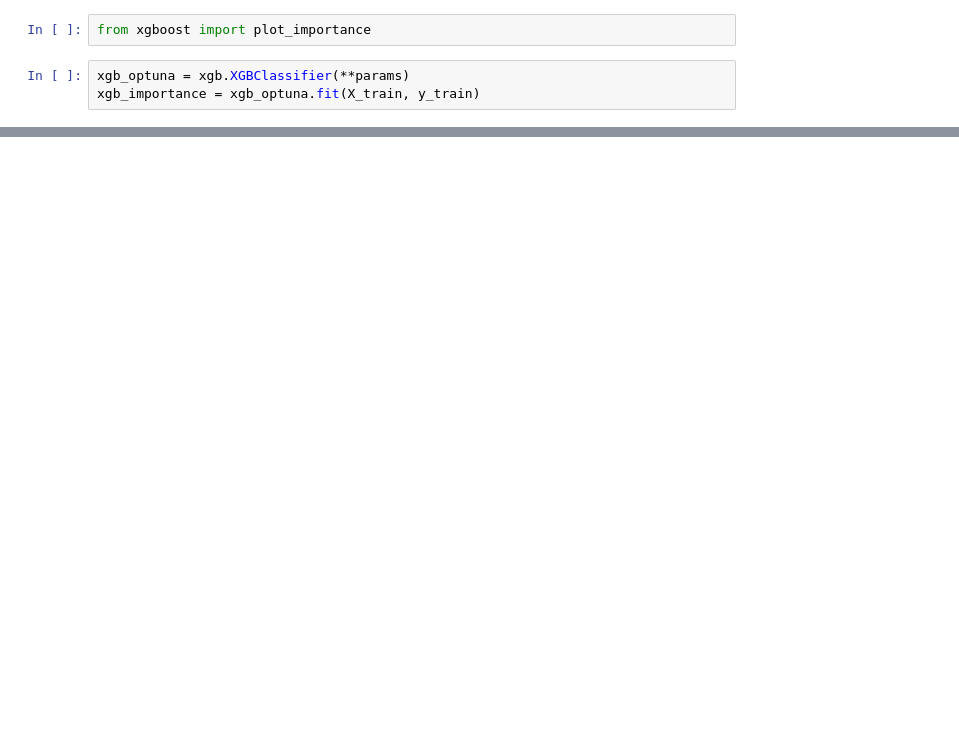
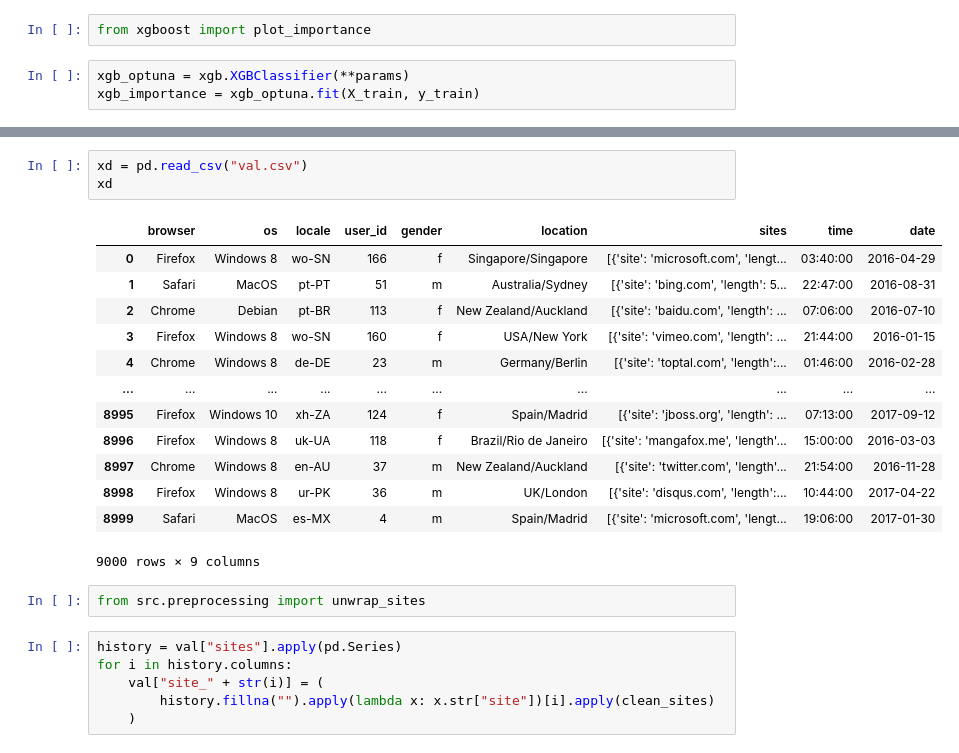
Before and after one commit to gzawadzki-gd/catching-joe, a Jupyter notebook: training.ipynb, the cells around one changed output, grey strips where cells are left out. Drawn from its saved outputs; the diff is of its cells as text; blank space fills up the shorter version.

```diff
--- a/training.ipynb
+++ b/training.ipynb
@@ -512,0 +435,25 @@ X.iloc[train_index].head(10)
+# %%
+xd = pd.read_csv("val.csv")
+xd
+# %% [output]
+|  | browser | os | locale | user_id | gender | location | sites | time | date |
+| 0 | Firefox | Windows 8 | wo-SN | 166 | f | Singapore/Singapore | [{'site': 'microsoft.com', 'lengt... | 03:40:00 | 2016-04-29 |
+| 1 | Safari | MacOS | pt-PT | 51 | m | Australia/Sydney | [{'site': 'bing.com', 'length': 5... | 22:47:00 | 2016-08-31 |
+| 2 | Chrome | Debian | pt-BR | 113 | f | New Zealand/Auckland | [{'site': 'baidu.com', 'length': ... | 07:06:00 | 2016-07-10 |
+| 3 | Firefox | Windows 8 | wo-SN | 160 | f | USA/New York | [{'site': 'vimeo.com', 'length': ... | 21:44:00 | 2016-01-15 |
+| 4 | Chrome | Windows 8 | de-DE | 23 | m | Germany/Berlin | [{'site': 'toptal.com', 'length':... | 01:46:00 | 2016-02-28 |
+| ... | ... | ... | ... | ... | ... | ... | ... | ... | ... |
+| 8995 | Firefox | Windows 10 | xh-ZA | 124 | f | Spain/Madrid | [{'site': 'jboss.org', 'length': ... | 07:13:00 | 2017-09-12 |
+| 8996 | Firefox | Windows 8 | uk-UA | 118 | f | Brazil/Rio de Janeiro | [{'site': 'mangafox.me', 'length'... | 15:00:00 | 2016-03-03 |
+| 8997 | Chrome | Windows 8 | en-AU | 37 | m | New Zealand/Auckland | [{'site': 'twitter.com', 'length'... | 21:54:00 | 2016-11-28 |
+| 8998 | Firefox | Windows 8 | ur-PK | 36 | m | UK/London | [{'site': 'disqus.com', 'length':... | 10:44:00 | 2017-04-22 |
+| 8999 | Safari | MacOS | es-MX | 4 | m | Spain/Madrid | [{'site': 'microsoft.com', 'lengt... | 19:06:00 | 2017-01-30 |
+9000 rows × 9 columns
+# %%
+from src.preprocessing import unwrap_sites
+# %%
+history = val["sites"].apply(pd.Series)
+for i in history.columns:
+    val["site_" + str(i)] = (
+        history.fillna("").apply(lambda x: x.str["site"])[i].apply(clean_sites)
+    )
```
Also changed, not shown: parts of 57 cells of this notebook, 4 other files.
